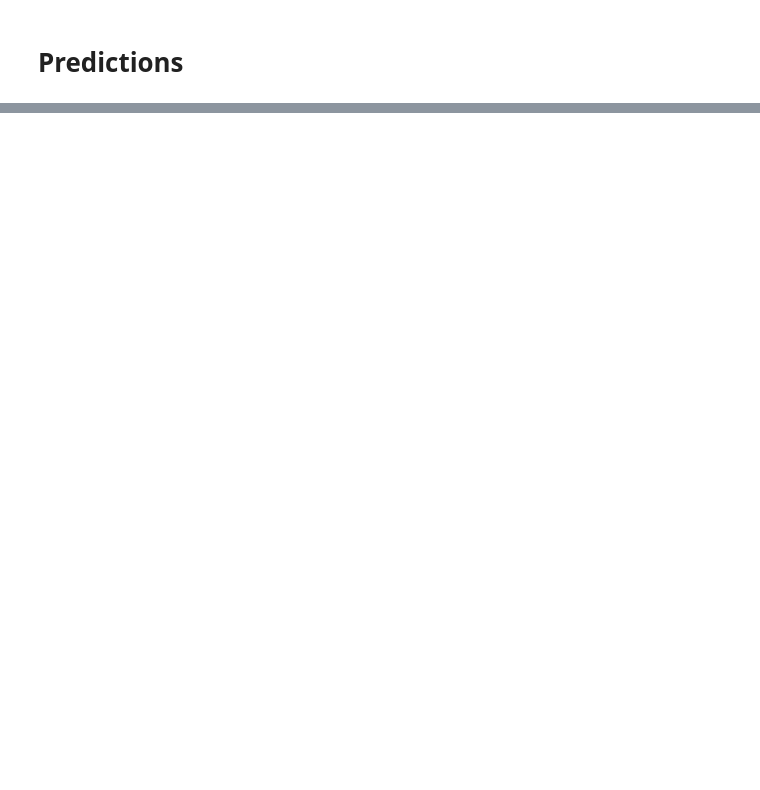
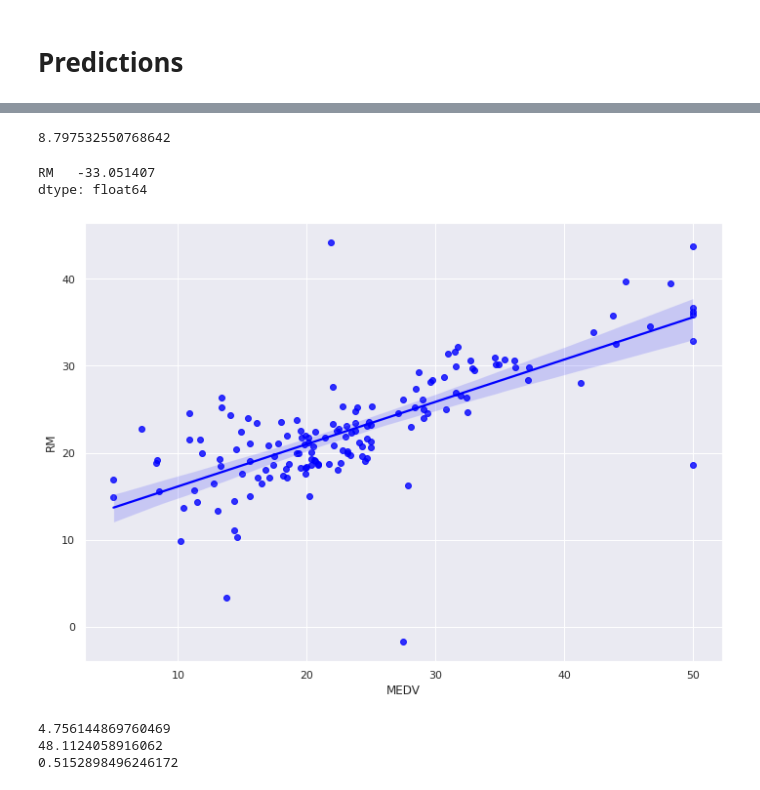
Before and after one commit to ninad-moree/TE-Sem-6, a Jupyter notebook: DSBDAL/Assignment 8/Assignement 8.ipynb, the cells around one changed output, grey strips where cells are left out. Saved outputs shown, nothing was run; the diff lists cells and outputs as text; code cells hidden in the pictures; blank space fills up the shorter version.

```diff
--- a/DSBDAL/Assignment 8/Assignement 8.ipynb
+++ b/DSBDAL/Assignment 8/Assignement 8.ipynb
@@ -182,0 +240,33 @@ plt.show()
+# %%
+summ_xi_x_sq = df['xi_x_sq'].sum()
+# %%
+# m value
+m = summ_xi_x_yi_y / summ_xi_x_sq
+print(m)
+# %% [output]
+8.797532550768642
+# %%
+# b value
+
+b = mean_y - (m * mean_x)
+print(b)
+# %% [output]
+RM   -33.051407
+dtype: float64
+# %%
+# therfore the line y = mx + b
+# y_pred = 8.79*x - 33.05
+y_pred2 = m*X_test + b
+# %%
+sns.regplot(y_test, y_pred2, color='blue')
+plt.show()
+# %% [output]
+[figure, added]
+# %%
+print(mean_absolute_error(y_test, y_pred2))
+print(mean_squared_error(y_test, y_pred2))
+print(r2_score(y_test, y_pred2))
+# %% [output]
+4.756144869760469
+48.1124058916062
+0.5152898496246172
```
Also changed, not shown: parts of 27 cells of this notebook.
